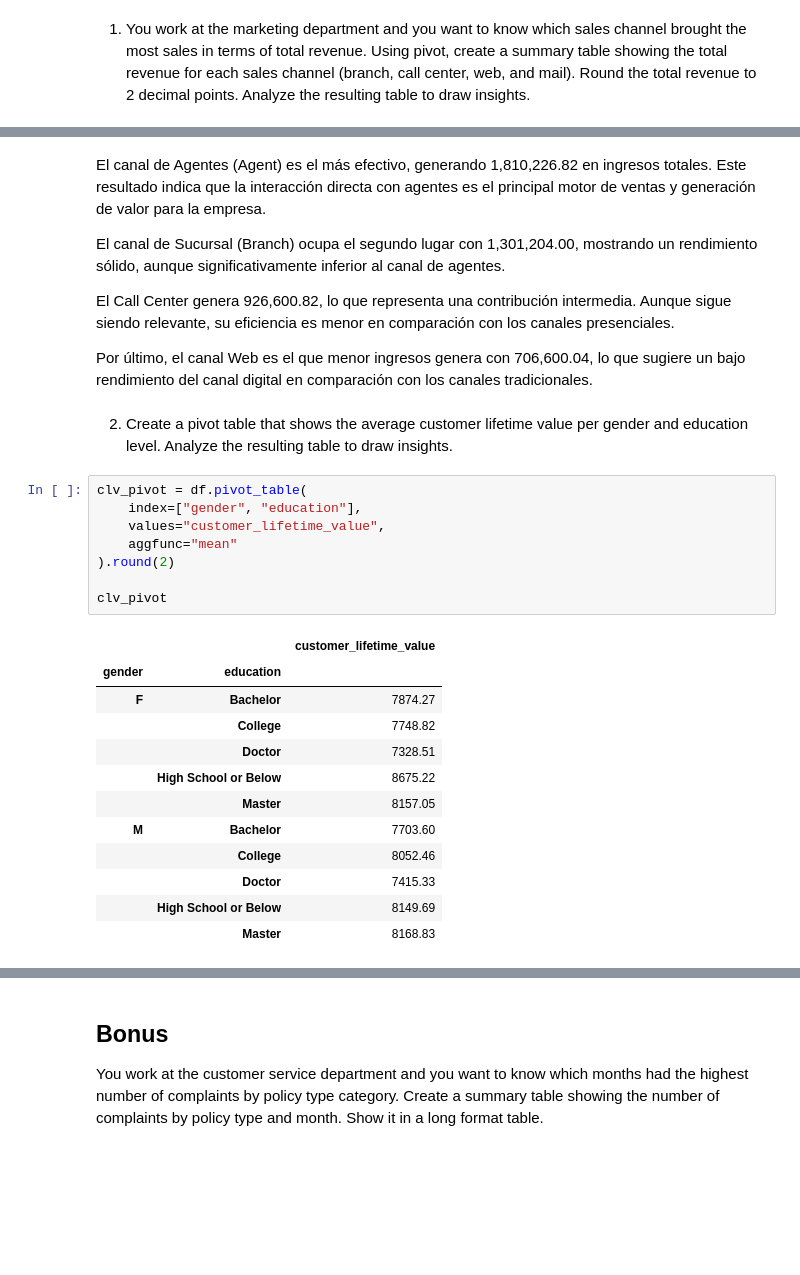
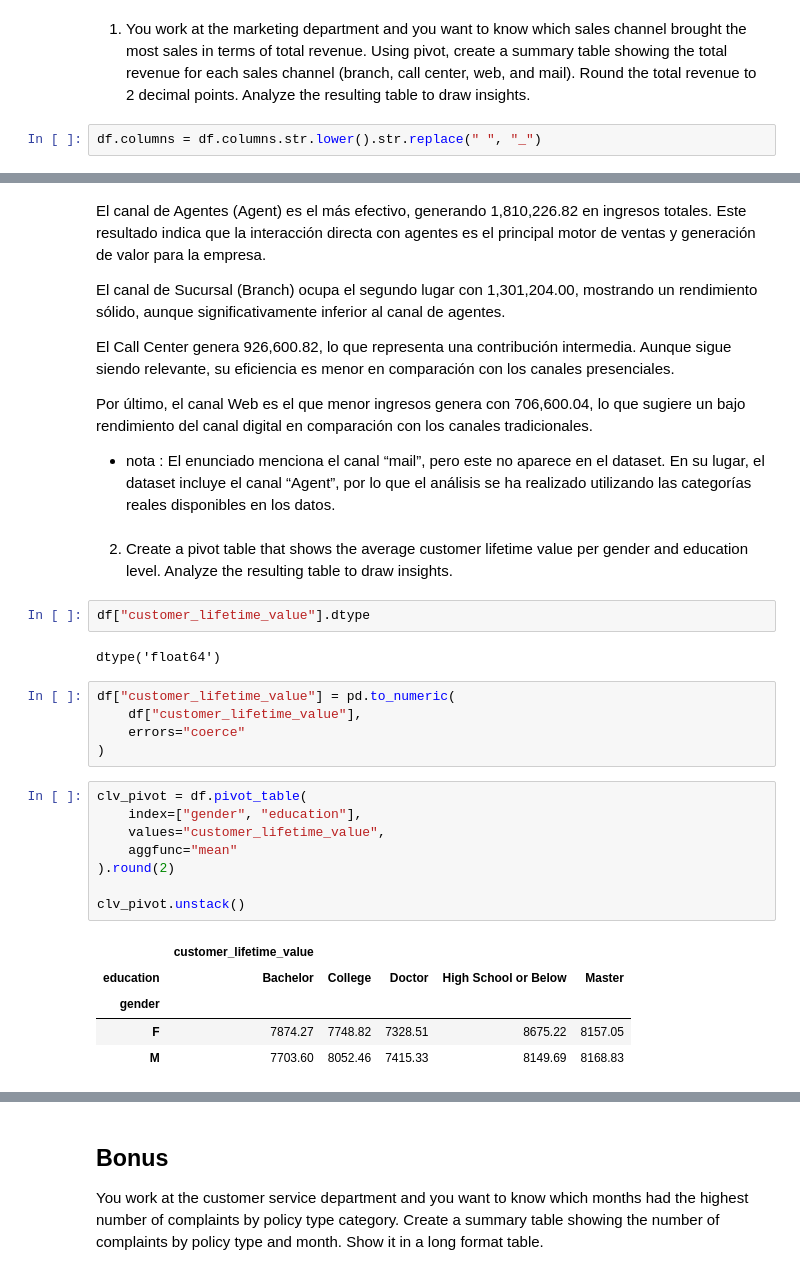
Before and after one commit to carmenlnr/lab-dw-data-structuring-and-combining, a Jupyter notebook: lab-dw-data-structuring-and-combining.ipynb, the cells around one changed output, grey strips where cells are left out. Saved outputs shown, nothing was run; the diff lists cells and outputs as text; blank space fills up the shorter version.

```diff
--- a/lab-dw-data-structuring-and-combining.ipynb
+++ b/lab-dw-data-structuring-and-combining.ipynb
@@ -222,3 +203,5 @@ df.head()
 # %% [markdown]
 1. You work at the marketing department and you want to know which sales channel brought the most sales in terms of total revenue. Using pivot, create a summary table showing the total revenue for each sales channel (branch, call center, web, and mail).
 Round the total revenue to 2 decimal points.  Analyze the resulting table to draw insights.
+# %%
+df.columns = df.columns.str.lower().str.replace(" ", "_")
@@ -245,29 +232,33 @@ El canal de Sucursal (Branch) ocupa el segundo lugar con 1,301,204.00, mostrando
 El Call Center genera 926,600.82, lo que representa una contribución intermedia. Aunque sigue siendo relevante, su eficiencia es menor en comparación con los canales presenciales.
 
 Por último, el canal Web es el que menor ingresos genera con 706,600.04, lo que sugiere un bajo rendimiento del canal digital en comparación con los canales tradicionales.
+
+- nota : El enunciado menciona el canal “mail”, pero este no aparece en el dataset. En su lugar, el dataset incluye el canal “Agent”, por lo que el análisis se ha realizado utilizando las categorías reales disponibles en los datos.
 # %% [markdown]
 2. Create a pivot table that shows the average customer lifetime value per gender and education level. Analyze the resulting table to draw insights.
+# %%
+df["customer_lifetime_value"].dtype
+# %% [output]
+dtype('float64')
+# %%
+df["customer_lifetime_value"] = pd.to_numeric(
+    df["customer_lifetime_value"],
+    errors="coerce"
+)
 # %%
 clv_pivot = df.pivot_table(
     index=["gender", "education"],
     values="customer_lifetime_value",
     aggfunc="mean"
 ).round(2)
 
-clv_pivot
+clv_pivot.unstack()
 # %% [output]
-|  |  | customer_lifetime_value |
-| gender | education |  |
-| F | Bachelor | 7874.27 |
-|  | College | 7748.82 |
-|  | Doctor | 7328.51 |
-|  | High School or Below | 8675.22 |
-|  | Master | 8157.05 |
-| M | Bachelor | 7703.60 |
-|  | College | 8052.46 |
-|  | Doctor | 7415.33 |
-|  | High School or Below | 8149.69 |
-|  | Master | 8168.83 |
+|  | customer_lifetime_value |  |  |  |  |
+| education | Bachelor | College | Doctor | High School or Below | Master |
+| gender |  |  |  |  |  |
+| F | 7874.27 | 7748.82 | 7328.51 | 8675.22 | 8157.05 |
+| M | 7703.60 | 8052.46 | 7415.33 | 8149.69 | 8168.83 |
 # %% [markdown]
 El Customer Lifetime Value (CLV) varía ligeramente entre segmentos de género y nivel educativo, aunque no se observan diferencias extremadamente grandes.
 
```
Also changed, not shown: parts of 16 cells of this notebook.
